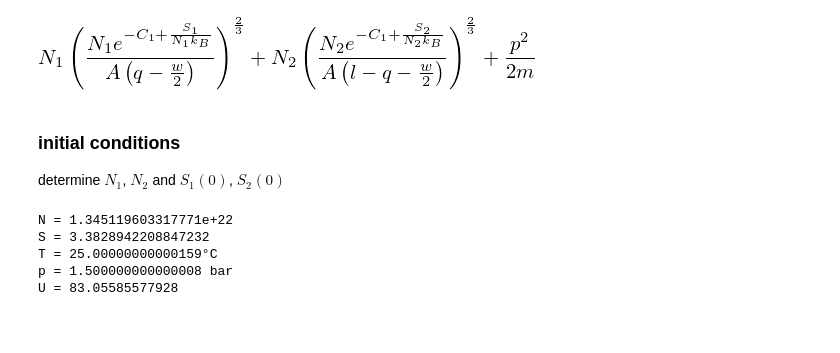
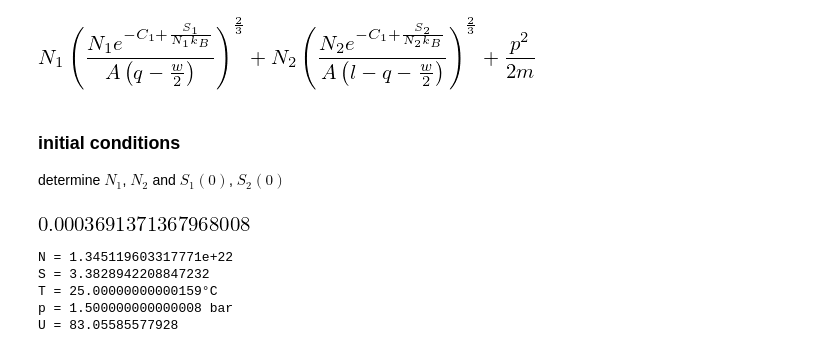
Before and after one commit to MarkusLohmayer/master-thesis-code, a Jupyter notebook: piston_animation.ipynb, the cells around one changed output. Cells and saved outputs as stored; diff of their text form; code cells hidden in the pictures; blank space fills up the shorter version.

```diff
--- a/piston_animation.ipynb
+++ b/piston_animation.ipynb
@@ -92,7 +93,7 @@ params = {
     α: κ_Cu * A / w,
 
     # weight of one Argon atom (kg)
-    m_Ar: 39.88 / (1000 * N_A),
+    m_Ar: 39.95 / (1000 * N_A),
 
     # constants to simplify constitutive equations of ideal gas
     C1: sympy.Rational(5,2) + sympy.Rational(3,2) * sympy.log((4 * sympy.pi * m_Ar) / (3 * h**2)),
@@ -155,6 +156,10 @@ p_10 = 1.5 * 1e5
 
 T_20 = 273.15 + 20.0
 p_20 = 1.0 * 1e5
+# %%
+V_10
+# %% [output]
+[figure, added]
 # %%
 import ideal_gas
 from scipy.optimize import fsolve
```
Also changed, not shown: parts of 4 cells of this notebook, 4 other files.
